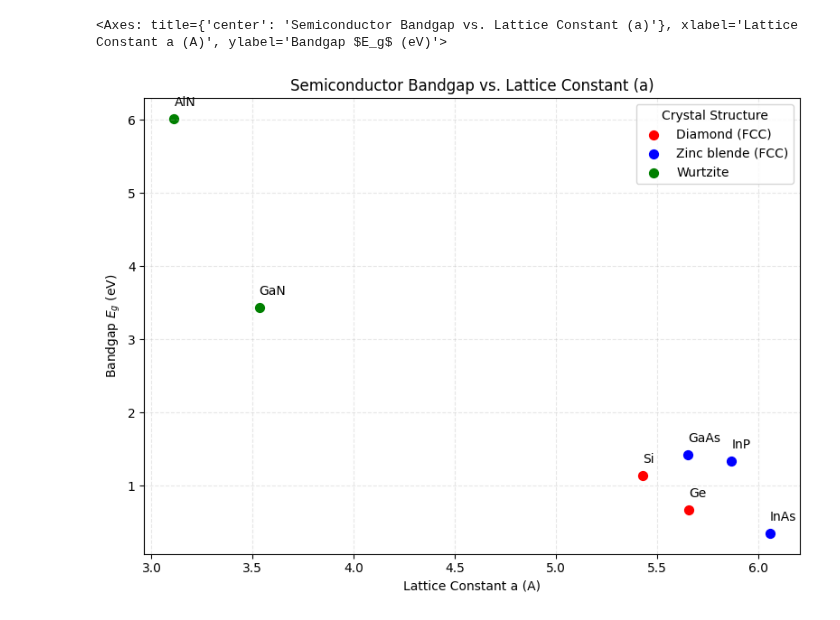
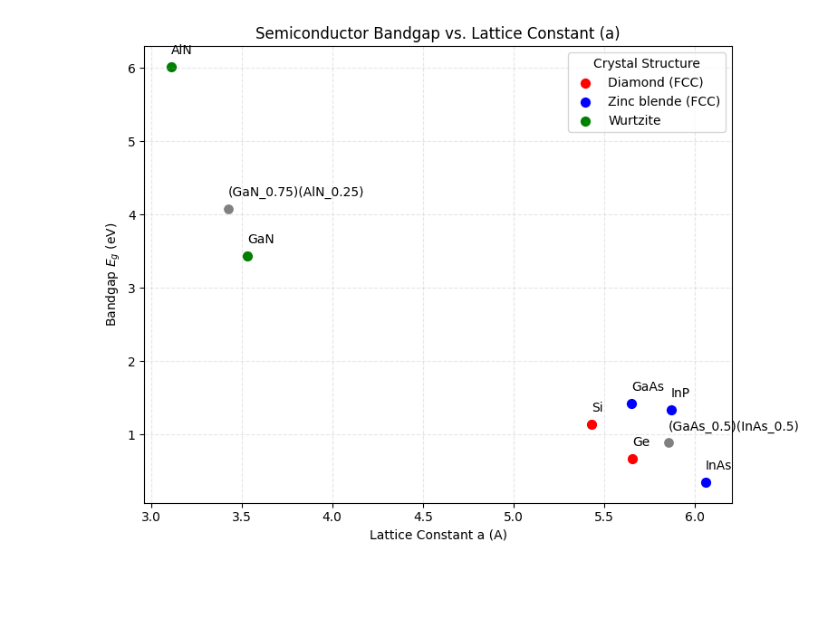
Before and after one commit to Thomas-Oz-Dunn/solar_cell_rad_modeling, a Jupyter notebook: notebooks/bandgap_lattice_explorer.ipynb, the cells around one changed output. Saved outputs shown, nothing was run; the diff lists cells and outputs as text; code cells hidden in the pictures; blank space fills up the shorter version.

```diff
--- a/notebooks/bandgap_lattice_explorer.ipynb
+++ b/notebooks/bandgap_lattice_explorer.ipynb
@@ -71,13 +116,12 @@ def plot_bandgap_lattice_constant(
     plt.tight_layout()
     return ax
 # %%
-ax = plot_bandgap_lattice_constant()
-
-
-# TODO-TD: try Ga_0.5In_0.5As
-
-ax.scatter()
+ax = plot_bandgap_lattice_constant(
+    alloys=[
+        ('GaAs', 'InAs', 0.5),
+        ('GaN', 'AlN', 0.25)
+    ]
+)
 plt.show()
 # %% [output]
-<Axes: title={'center': 'Semiconductor Bandgap vs. Lattice Constant (a)'}, xlabel='Lattice Constant a (A)', ylabel='Bandgap $E_g$ (eV)'>
-[figure, old version]
+[figure, new version]
```
Also changed, not shown: parts of 2 cells of this notebook, 1 other file.
